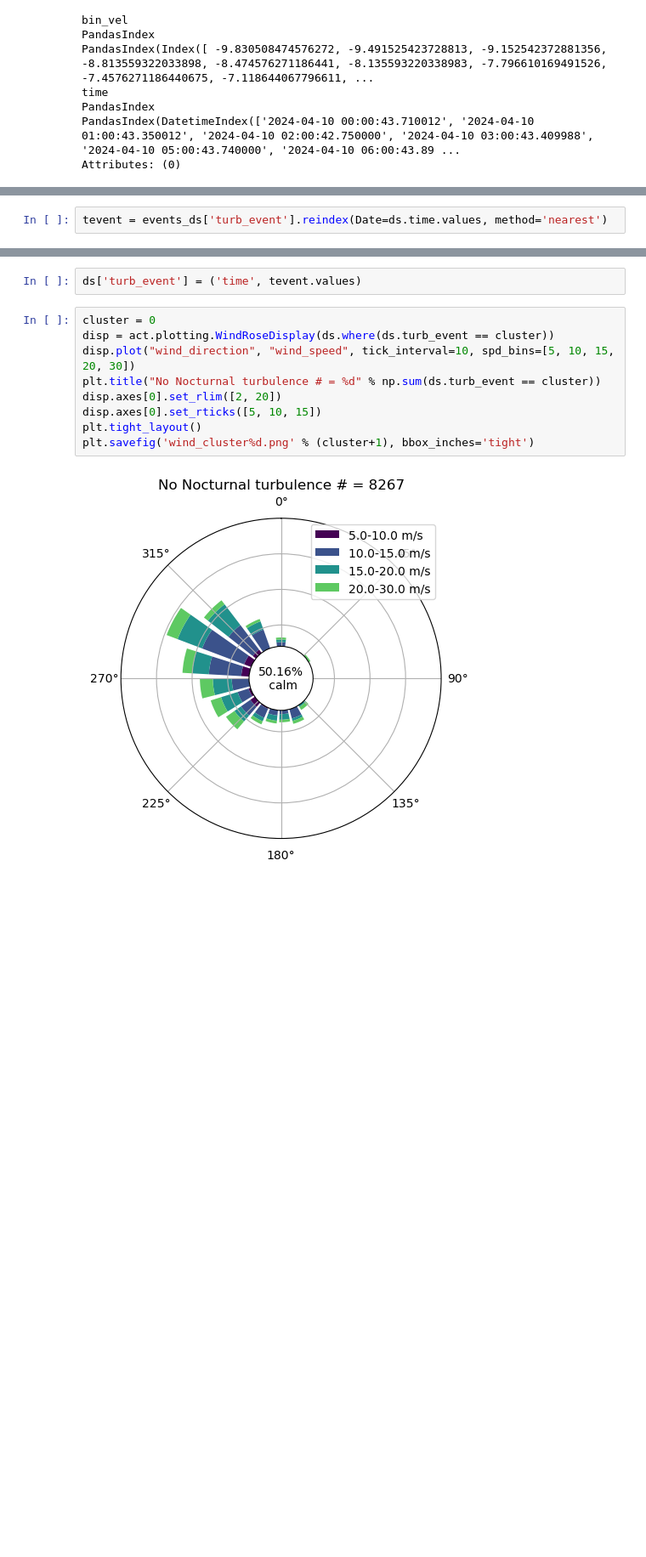
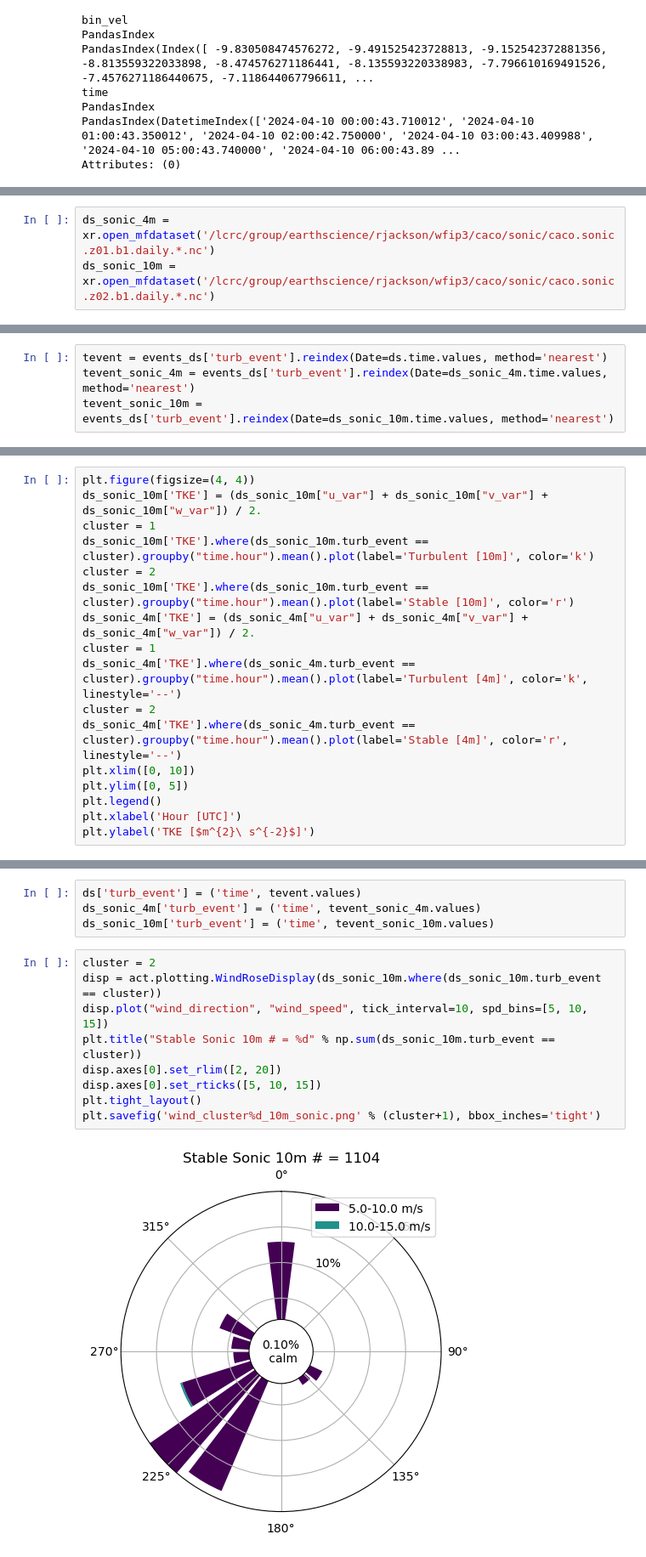
Before and after one commit to rcjackson/wfip3, a Jupyter notebook: notebooks/Lidar_w_pdfs.ipynb, the cells around one changed output, grey strips where cells are left out. Shown at 85% size. Saved outputs shown, nothing was run; the diff lists cells and outputs as text; blank space fills up the shorter version.

```diff
--- a/notebooks/Lidar_w_pdfs.ipynb
+++ b/notebooks/Lidar_w_pdfs.ipynb
@@ -321,0 +348,3 @@ Data variables:
+# %%
+ds_sonic_4m = xr.open_mfdataset('/lcrc/group/earthscience/rjackson/wfip3/caco/sonic/caco.sonic.z01.b1.daily.*.nc')
+ds_sonic_10m = xr.open_mfdataset('/lcrc/group/earthscience/rjackson/wfip3/caco/sonic/caco.sonic.z02.b1.daily.*.nc')
@@ -322,2 +356,4 @@ Data variables:
 # %%
 tevent = events_ds['turb_event'].reindex(Date=ds.time.values, method='nearest')
+tevent_sonic_4m = events_ds['turb_event'].reindex(Date=ds_sonic_4m.time.values, method='nearest')
+tevent_sonic_10m = events_ds['turb_event'].reindex(Date=ds_sonic_10m.time.values, method='nearest')
@@ -323,0 +417,17 @@ tevent = events_ds['turb_event'].reindex(Date=ds.time.values, method='nearest')
+# %%
+plt.figure(figsize=(4, 4))
+ds_sonic_10m['TKE'] = (ds_sonic_10m["u_var"] + ds_sonic_10m["v_var"] + ds_sonic_10m["w_var"]) / 2.
+cluster = 1
+ds_sonic_10m['TKE'].where(ds_sonic_10m.turb_event == cluster).groupby("time.hour").mean().plot(label='Turbulent [10m]', color='k')
+cluster = 2
+ds_sonic_10m['TKE'].where(ds_sonic_10m.turb_event == cluster).groupby("time.hour").mean().plot(label='Stable [10m]', color='r')
+ds_sonic_4m['TKE'] = (ds_sonic_4m["u_var"] + ds_sonic_4m["v_var"] + ds_sonic_4m["w_var"]) / 2.
+cluster = 1
+ds_sonic_4m['TKE'].where(ds_sonic_4m.turb_event == cluster).groupby("time.hour").mean().plot(label='Turbulent [4m]', color='k', linestyle='--')
+cluster = 2
+ds_sonic_4m['TKE'].where(ds_sonic_4m.turb_event == cluster).groupby("time.hour").mean().plot(label='Stable [4m]', color='r', linestyle='--')
+plt.xlim([0, 10])
+plt.ylim([0, 5])
+plt.legend()
+plt.xlabel('Hour [UTC]')
+plt.ylabel('TKE [$m^{2}\ s^{-2}$]')
@@ -324,13 +452,15 @@ tevent = events_ds['turb_event'].reindex(Date=ds.time.values, method='nearest')
 # %%
 ds['turb_event'] = ('time', tevent.values)
+ds_sonic_4m['turb_event'] = ('time', tevent_sonic_4m.values)
+ds_sonic_10m['turb_event'] = ('time', tevent_sonic_10m.values)
 # %%
-cluster = 0
-disp = act.plotting.WindRoseDisplay(ds.where(ds.turb_event == cluster))
-disp.plot("wind_direction", "wind_speed", tick_interval=10, spd_bins=[5, 10, 15, 20, 30])
-plt.title("No Nocturnal turbulence # = %d" % np.sum(ds.turb_event == cluster))
+cluster = 2
+disp = act.plotting.WindRoseDisplay(ds_sonic_10m.where(ds_sonic_10m.turb_event == cluster))
+disp.plot("wind_direction", "wind_speed", tick_interval=10, spd_bins=[5, 10, 15])
+plt.title("Stable Sonic 10m # = %d" % np.sum(ds_sonic_10m.turb_event == cluster))
 disp.axes[0].set_rlim([2, 20])
 disp.axes[0].set_rticks([5, 10, 15])
 plt.tight_layout()
-plt.savefig('wind_cluster%d.png' % (cluster+1), bbox_inches='tight')
+plt.savefig('wind_cluster%d_10m_sonic.png' % (cluster+1), bbox_inches='tight')
 # %% [output]
-[figure, old version]
+[figure, new version]
```
Also changed, not shown: parts of 29 cells of this notebook, 28 other files.
